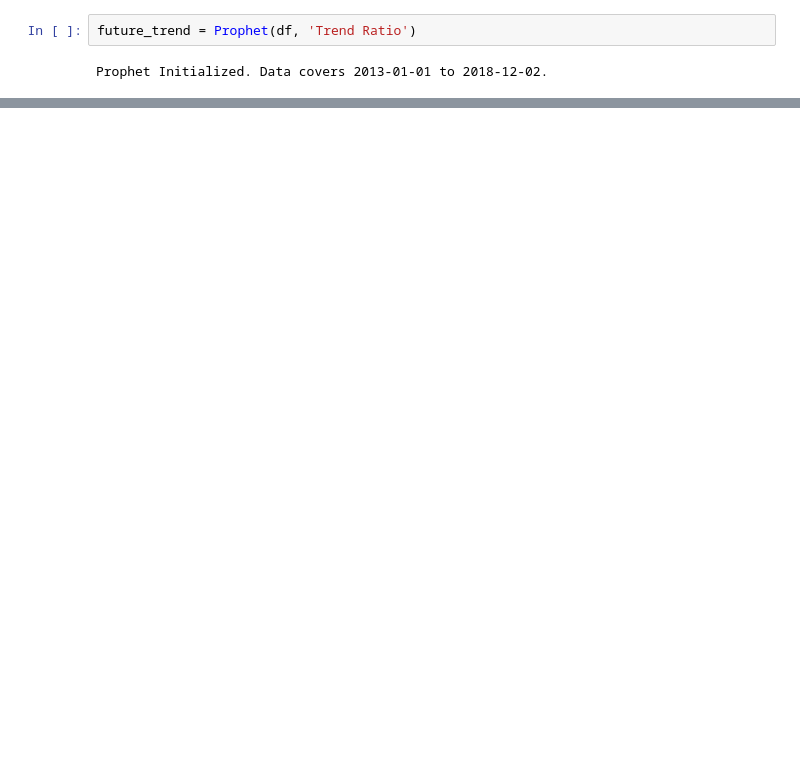
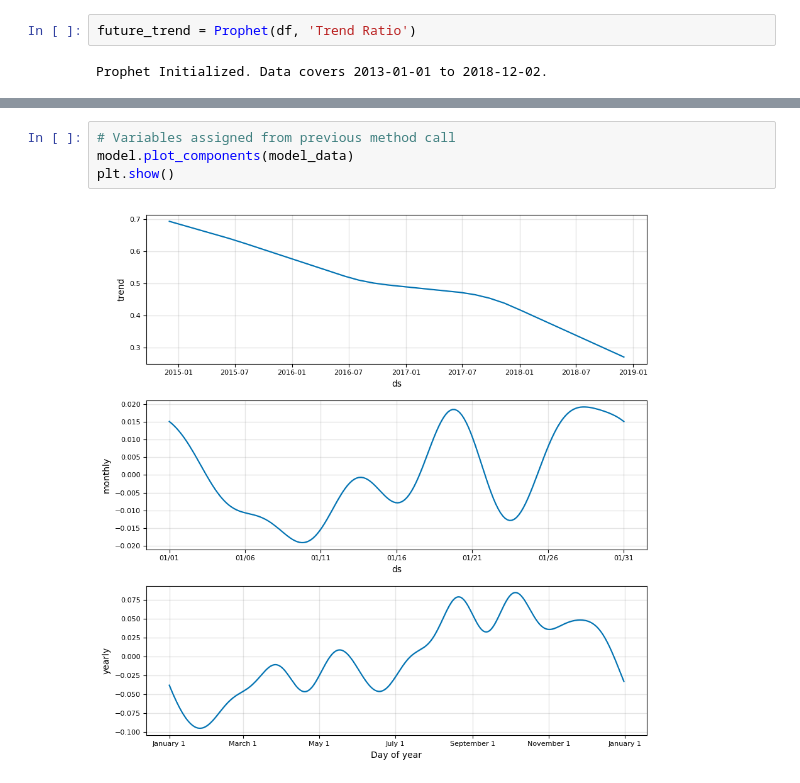
Before and after one commit to lauramayol/crypto_signal, a Jupyter notebook: crypto_signal/Trend Prediction.ipynb, the cells around one changed output, grey strips where cells are left out. Drawn from its saved outputs; the diff is of its cells as text; blank space fills up the shorter version.

```diff
--- a/crypto_signal/Trend Prediction.ipynb
+++ b/crypto_signal/Trend Prediction.ipynb
@@ -74,0 +78,6 @@ Current buy_bitcoin = 15.00 on 2018-12-02.
+# %%
+# Variables assigned from previous method call
+model.plot_components(model_data)
+plt.show()
+# %% [output]
+[figure, added]
```
Also changed, not shown: parts of 29 cells of this notebook, 1 other file.
